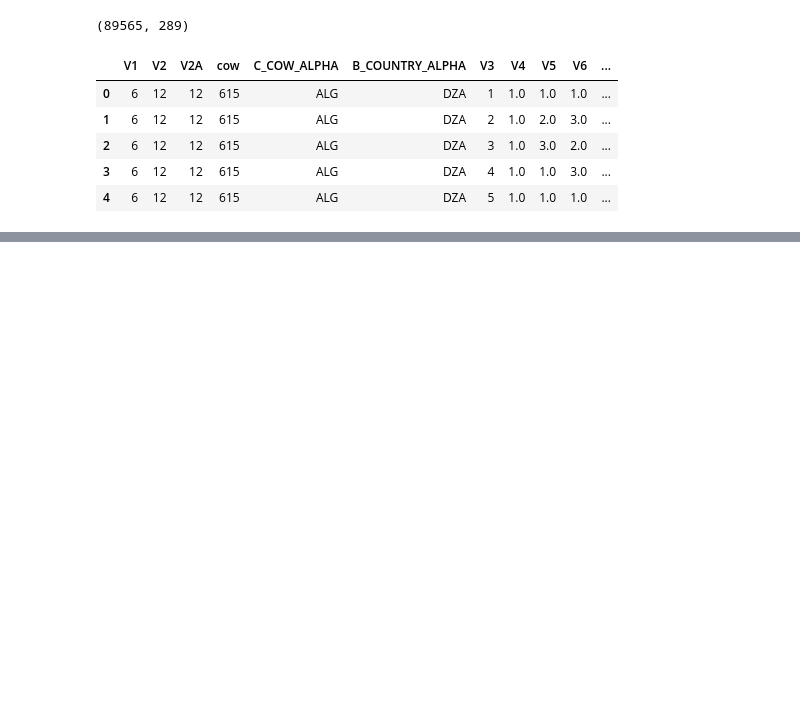
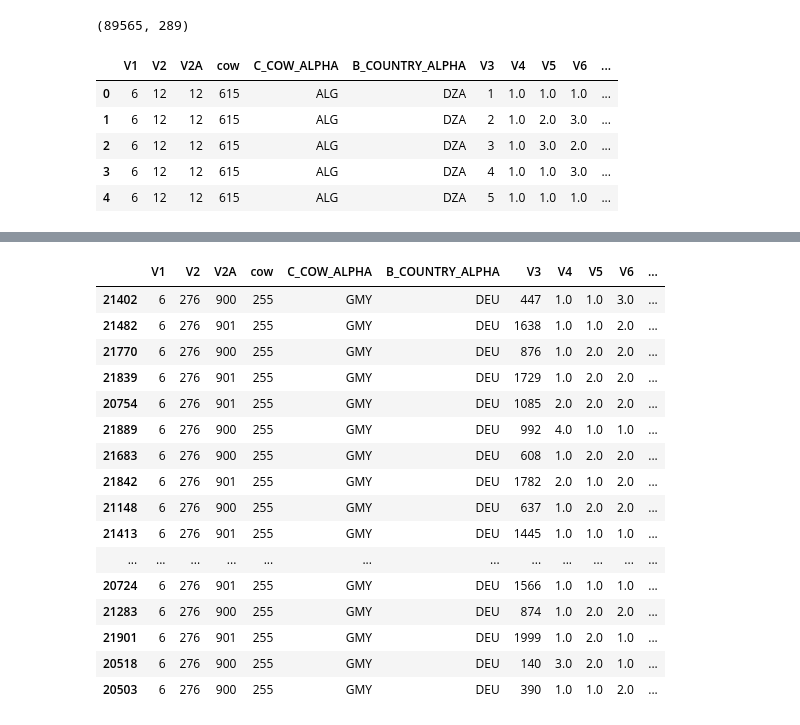
Before and after one commit to ocnrandolph/Evaluating_Happiness, a Jupyter notebook: notebooks/WVS_wave_6_data_cleaning.ipynb, the cells around one changed output, grey strips where cells are left out. Cells and saved outputs as stored; diff of their text form; code cells hidden in the pictures; blank space fills up the shorter version.

Commit message:
fleshed out cleaning to-do list and questions to clarify next steps

```diff
--- a/notebooks/WVS_wave_6_data_cleaning.ipynb
+++ b/notebooks/WVS_wave_6_data_cleaning.ipynb
@@ -316,7 +324,7 @@ len(high_missings_list)
 # create a for loop to re-insert variables into the list that shouldn't be dropped (at this point)
 # original list: high_missings_list
 # new list
-vars_to_keep = ['V74B', 'V125_00', 'V125_01', 'V125_02', 'V125_03', 'V125_04', 'V125_05', 'V125_06', 'V125_07', 'V125_08',
+vars_to_keep = ['V56_NZ', 'V74B', 'V125_00', 'V125_01', 'V125_02', 'V125_03', 'V125_04', 'V125_05', 'V125_06', 'V125_07', 'V125_08',
  'V125_09', 'V125_10', 'V125_11', 'V125_12', 'V125_13', 'V125_14', 'V125_15', 'V207A', 'V215_01', 'V215_02', 'V215_03', 'V215_04',
  'V215_05', 'V215_06', 'V215_07', 'V215_08', 'V215_10', 'V215_11', 'V215_12', 'V215_13', 'V215_14', 'V215_15', 'V215_16',
  'V215_17', 'V215_18']
@@ -538,0 +495,23 @@ Name: V144G, dtype: float64
+# %%
+# what's the difference between V2 and V2A for countries that have splitted samples? Germany is the only one I'm seeing
+# for this wave; there's variation in V2A values, but not in V2, COW_ALPHA or COUNTRY_ALPHA distinctions
+# may not be worth it to hang on to splitted samples for this survey wave
+cleaning_w6[cleaning_w6['C_COW_ALPHA'] == 'GMY'].sample(50)
+# %% [output]
+|  | V1 | V2 | V2A | cow | C_COW_ALPHA | B_COUNTRY_ALPHA | V3 | V4 | V5 | V6 | ... |
+| 21402 | 6 | 276 | 900 | 255 | GMY | DEU | 447 | 1.0 | 1.0 | 3.0 | ... |
+| 21482 | 6 | 276 | 901 | 255 | GMY | DEU | 1638 | 1.0 | 1.0 | 2.0 | ... |
+| 21770 | 6 | 276 | 900 | 255 | GMY | DEU | 876 | 1.0 | 2.0 | 2.0 | ... |
+| 21839 | 6 | 276 | 901 | 255 | GMY | DEU | 1729 | 1.0 | 2.0 | 2.0 | ... |
+| 20754 | 6 | 276 | 901 | 255 | GMY | DEU | 1085 | 2.0 | 2.0 | 2.0 | ... |
+| 21889 | 6 | 276 | 900 | 255 | GMY | DEU | 992 | 4.0 | 1.0 | 1.0 | ... |
+| 21683 | 6 | 276 | 900 | 255 | GMY | DEU | 608 | 1.0 | 2.0 | 2.0 | ... |
+| 21842 | 6 | 276 | 901 | 255 | GMY | DEU | 1782 | 2.0 | 1.0 | 2.0 | ... |
+| 21148 | 6 | 276 | 900 | 255 | GMY | DEU | 637 | 1.0 | 2.0 | 2.0 | ... |
+| 21413 | 6 | 276 | 901 | 255 | GMY | DEU | 1445 | 1.0 | 1.0 | 1.0 | ... |
+| ... | ... | ... | ... | ... | ... | ... | ... | ... | ... | ... | ... |
+| 20724 | 6 | 276 | 901 | 255 | GMY | DEU | 1566 | 1.0 | 1.0 | 1.0 | ... |
+| 21283 | 6 | 276 | 900 | 255 | GMY | DEU | 874 | 1.0 | 2.0 | 2.0 | ... |
+| 21901 | 6 | 276 | 901 | 255 | GMY | DEU | 1999 | 1.0 | 2.0 | 1.0 | ... |
+| 20518 | 6 | 276 | 900 | 255 | GMY | DEU | 140 | 3.0 | 2.0 | 1.0 | ... |
+| 20503 | 6 | 276 | 900 | 255 | GMY | DEU | 390 | 1.0 | 1.0 | 2.0 | ... |
```
Also changed, not shown: parts of 31 cells of this notebook, 1 other file.
